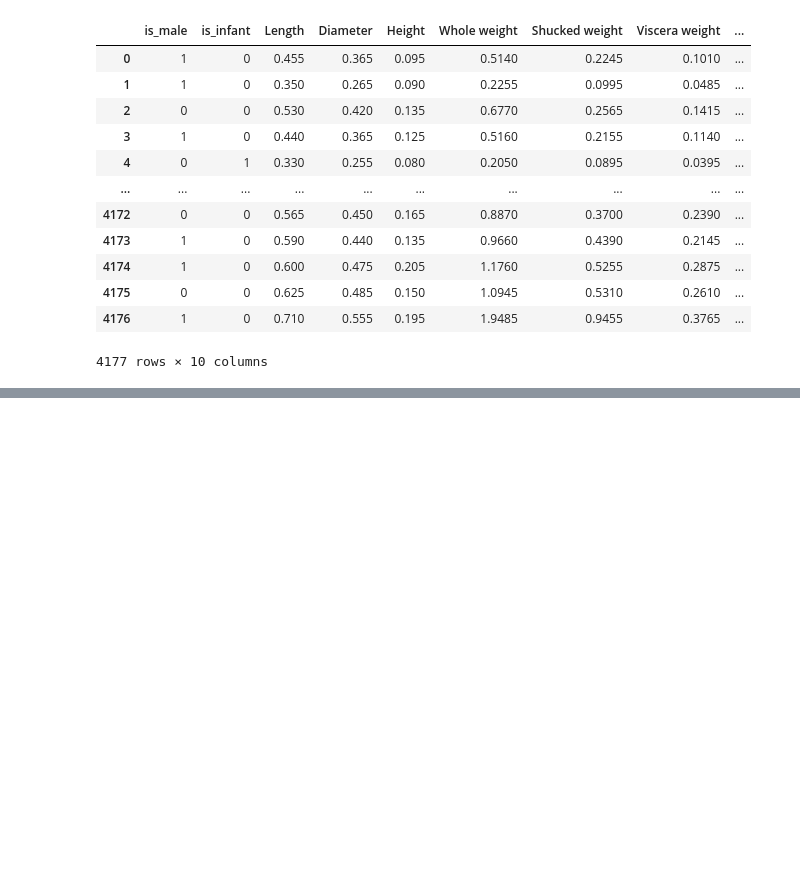
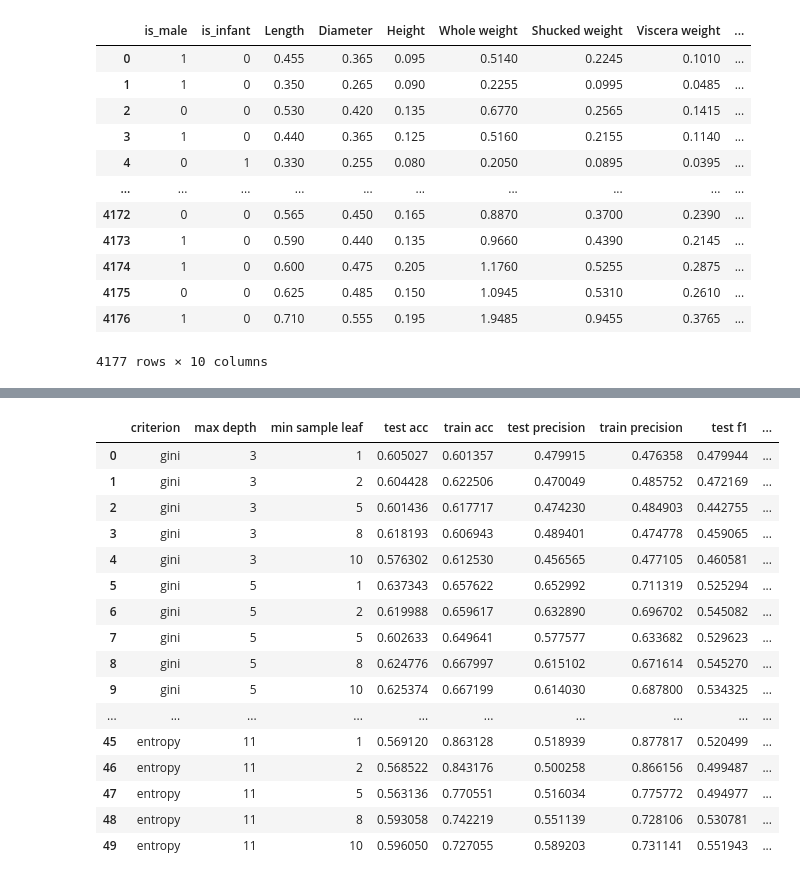
Before and after one commit to ChrisChenDaren/5836_hw2, a Jupyter notebook: ass2.ipynb, the cells around one changed output, grey strips where cells are left out. Saved outputs shown, nothing was run; the diff lists cells and outputs as text; code cells hidden in the pictures; blank space fills up the shorter version.

```diff
--- a/ass2.ipynb
+++ b/ass2.ipynb
@@ -214,14 +214,14 @@ df2
 4177 rows × 10 columns
 # %%
 def data_split(df,normalize,seed):
-    data_x = df[:,0:9]
-    data_y = df[:,9]
+    data_x = df.iloc[:,0:9]
+    data_y = df.iloc[:,9]
 
     if normalize == 1:
         transformer = Normalizer().fit(data_x)
         data_x = transformer.transform(data_x)
 
-    x_train,x_test,y_train,y_test = train_test_split(data_x,data_y, test_size = 0.4, random_state = seed, stratify = y)
+    x_train,x_test,y_train,y_test = train_test_split(data_x,data_y, test_size = 0.4, random_state = seed, stratify = data_y)
 
     return x_train,x_test,y_train,y_test
 # %%
@@ -247,0 +263,3 @@ def model_selection(x_train,x_test,y_train,y_test, modeltype, hidden, learn_rate
+# %%
+x_train,x_test,y_train,y_test = data_split(df2,0,1)
+out,model,auc = model_selection(x_train,x_test,y_train,y_test,1,1,1,1,'entropy',5,5)
@@ -247,0 +287,14 @@ def model_selection(x_train,x_test,y_train,y_test, modeltype, hidden, learn_rate
+# %%
+max_dep = [3,5,7,9,11]
+min_leaf = [1,2,5,8,10]
+crit = ['gini','entropy']
+count = 1
+res =[]
+for i in crit:
+    for j in max_dep:
+        for k in min_leaf:
+            x_train,x_test,y_train,y_test = data_split(df2,0,count)
+            out,model,auc = model_selection(x_train,x_test,y_train,y_test,1,1,1,1,i,j,k)
+            print(out)
+            res.append(out)
+            count+=1
@@ -247,0 +336,21 @@ def model_selection(x_train,x_test,y_train,y_test, modeltype, hidden, learn_rate
+# %%
+df_res= pd.DataFrame(res)
+df_res
+# %% [output]
+|  | criterion | max depth | min sample leaf | test acc | train acc | test precision | train precision | test f1 | ... |
+| 0 | gini | 3 | 1 | 0.605027 | 0.601357 | 0.479915 | 0.476358 | 0.479944 | ... |
+| 1 | gini | 3 | 2 | 0.604428 | 0.622506 | 0.470049 | 0.485752 | 0.472169 | ... |
+| 2 | gini | 3 | 5 | 0.601436 | 0.617717 | 0.474230 | 0.484903 | 0.442755 | ... |
+| 3 | gini | 3 | 8 | 0.618193 | 0.606943 | 0.489401 | 0.474778 | 0.459065 | ... |
+| 4 | gini | 3 | 10 | 0.576302 | 0.612530 | 0.456565 | 0.477105 | 0.460581 | ... |
+| 5 | gini | 5 | 1 | 0.637343 | 0.657622 | 0.652992 | 0.711319 | 0.525294 | ... |
+| 6 | gini | 5 | 2 | 0.619988 | 0.659617 | 0.632890 | 0.696702 | 0.545082 | ... |
+| 7 | gini | 5 | 5 | 0.602633 | 0.649641 | 0.577577 | 0.633682 | 0.529623 | ... |
+| 8 | gini | 5 | 8 | 0.624776 | 0.667997 | 0.615102 | 0.671614 | 0.545270 | ... |
+| 9 | gini | 5 | 10 | 0.625374 | 0.667199 | 0.614030 | 0.687800 | 0.534325 | ... |
+| ... | ... | ... | ... | ... | ... | ... | ... | ... | ... |
+| 45 | entropy | 11 | 1 | 0.569120 | 0.863128 | 0.518939 | 0.877817 | 0.520499 | ... |
+| 46 | entropy | 11 | 2 | 0.568522 | 0.843176 | 0.500258 | 0.866156 | 0.499487 | ... |
+| 47 | entropy | 11 | 5 | 0.563136 | 0.770551 | 0.516034 | 0.775772 | 0.494977 | ... |
+| 48 | entropy | 11 | 8 | 0.593058 | 0.742219 | 0.551139 | 0.728106 | 0.530781 | ... |
+| 49 | entropy | 11 | 10 | 0.596050 | 0.727055 | 0.589203 | 0.731141 | 0.551943 | ... |
```
Also changed, not shown: parts of 6 cells of this notebook.
